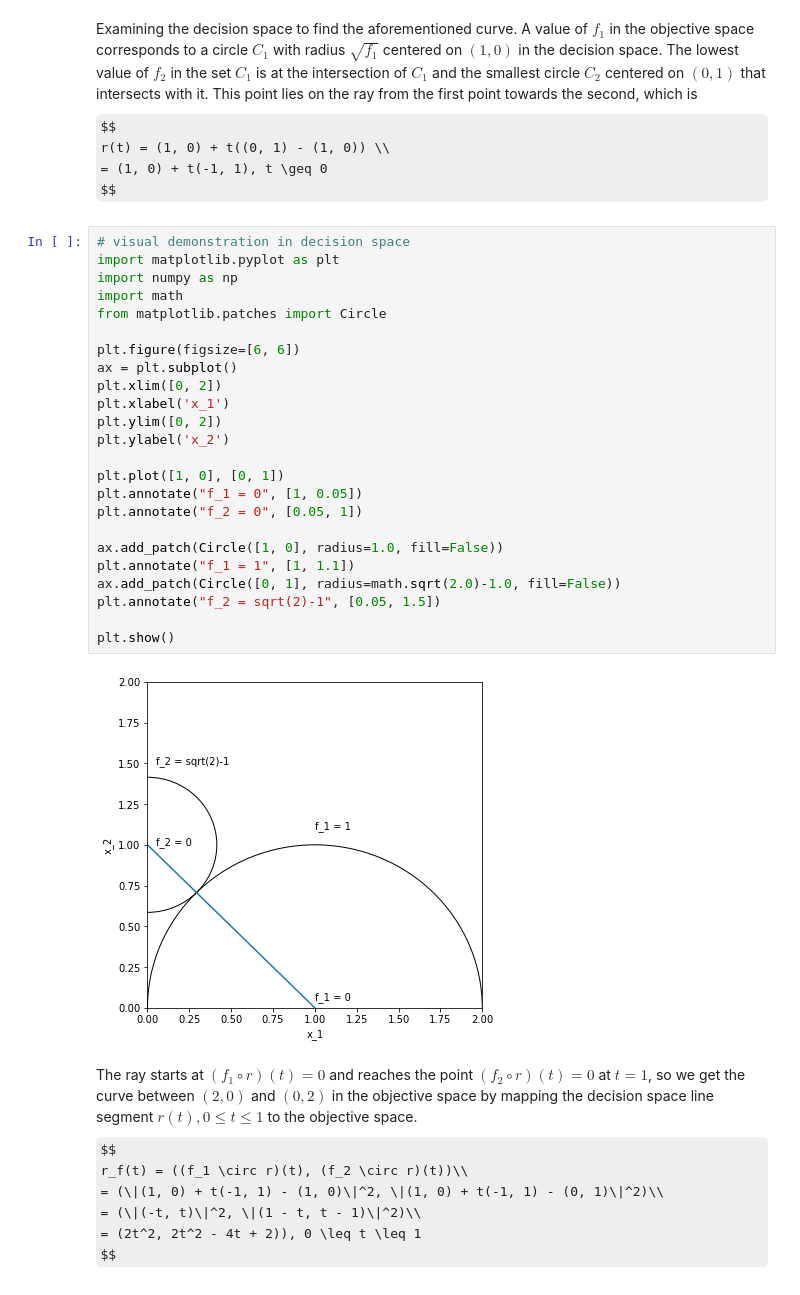
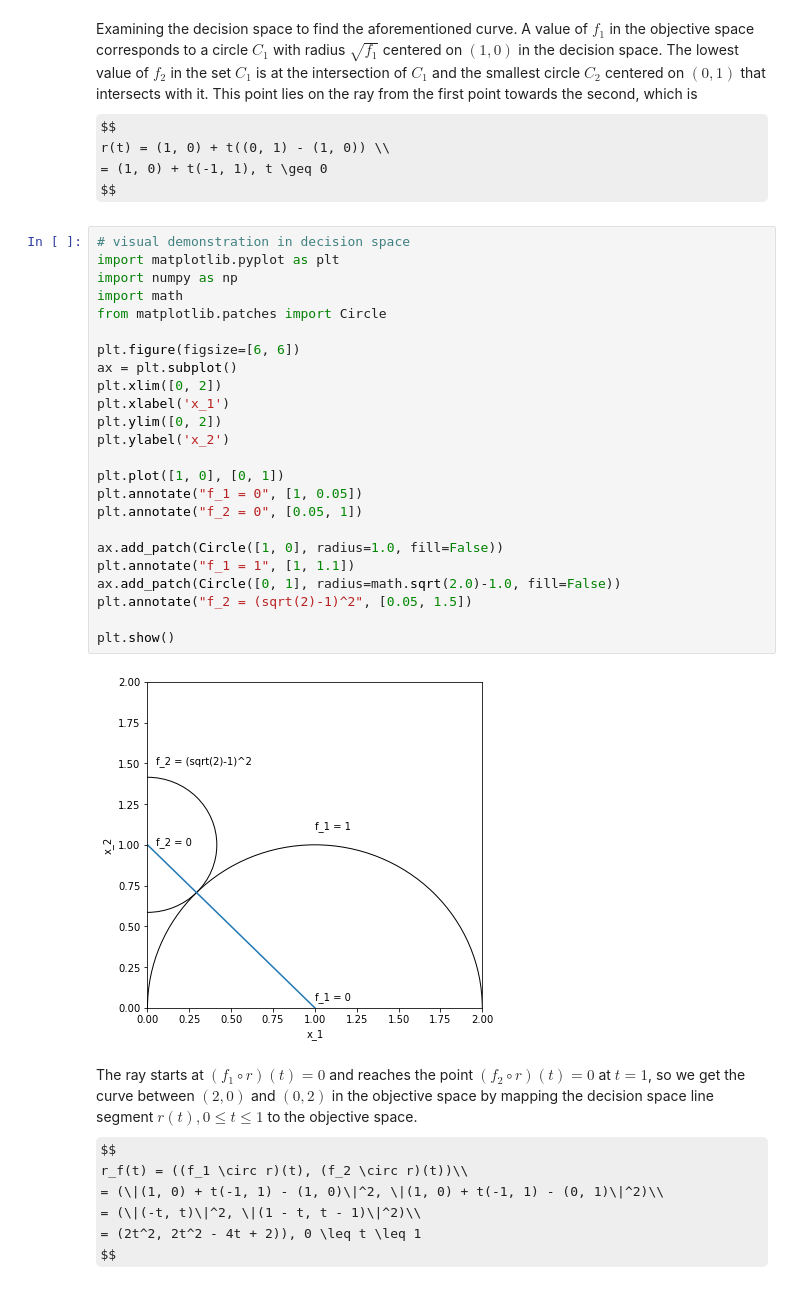
Before and after one commit to m0lentum/schoolwork, a Jupyter notebook: ties483/ex6.ipynb, the cells around one changed output. Saved outputs shown, nothing was run; the diff lists cells and outputs as text; some formulas as TeX source.

```diff
--- a/ties483/ex6.ipynb
+++ b/ties483/ex6.ipynb
@@ -26,29 +26,29 @@ $$
 # %%
 # visual demonstration in decision space
 import matplotlib.pyplot as plt
 import numpy as np
 import math
 from matplotlib.patches import Circle
 
 plt.figure(figsize=[6, 6])
 ax = plt.subplot()
 plt.xlim([0, 2])
 plt.xlabel('x_1')
 plt.ylim([0, 2])
 plt.ylabel('x_2')
 
 plt.plot([1, 0], [0, 1])
 plt.annotate("f_1 = 0", [1, 0.05])
 plt.annotate("f_2 = 0", [0.05, 1])
 
 ax.add_patch(Circle([1, 0], radius=1.0, fill=False))
 plt.annotate("f_1 = 1", [1, 1.1])
 ax.add_patch(Circle([0, 1], radius=math.sqrt(2.0)-1.0, fill=False))
-plt.annotate("f_2 = sqrt(2)-1", [0.05, 1.5])
+plt.annotate("f_2 = (sqrt(2)-1)^2", [0.05, 1.5])
 
 plt.show()
 # %% [output]
-[figure, old version]
+[figure, new version]
 # %% [markdown]
 The ray starts at $(f_1 \circ r)(t) = 0$ and reaches the point $(f_2 \circ r)(t) = 0$ at $t = 1$, so we get the curve between $(2, 0)$ and $(0, 2)$ in the objective space by mapping the decision space line segment $r(t), 0 \leq t \leq 1$ to the objective space.
 $$
```
Also changed, not shown: parts of 9 cells of this notebook, 1 other file.
